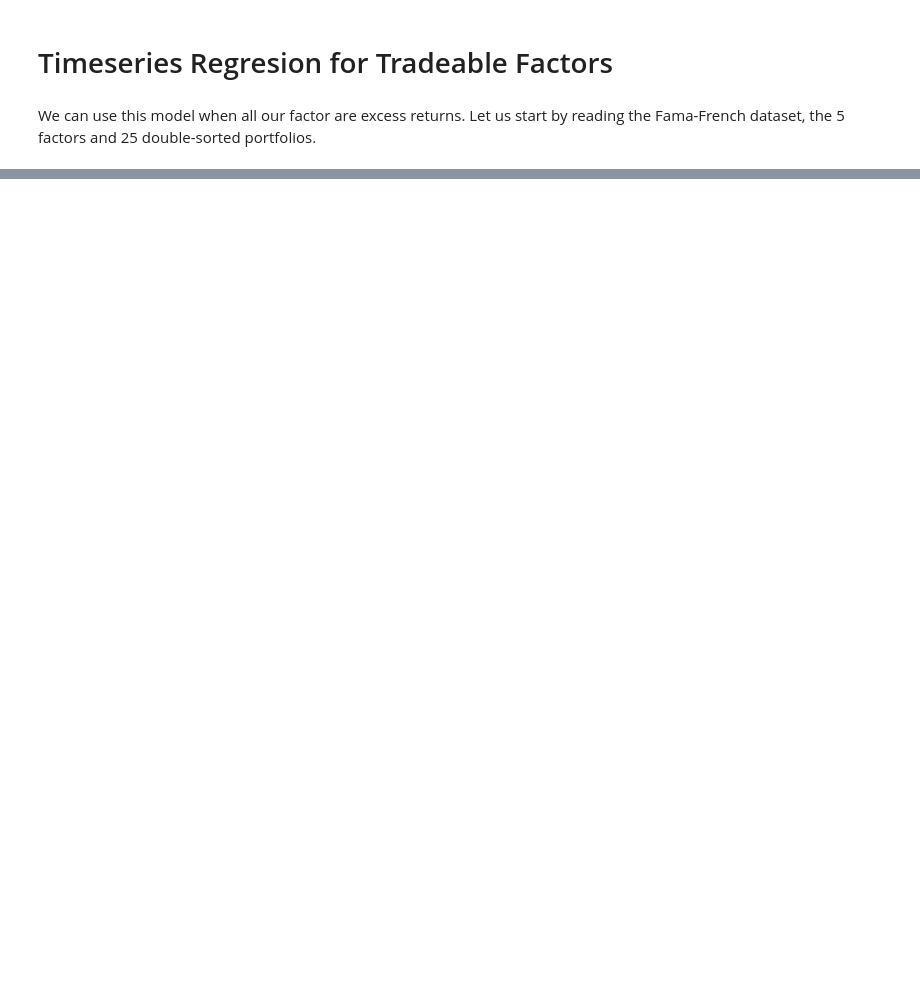
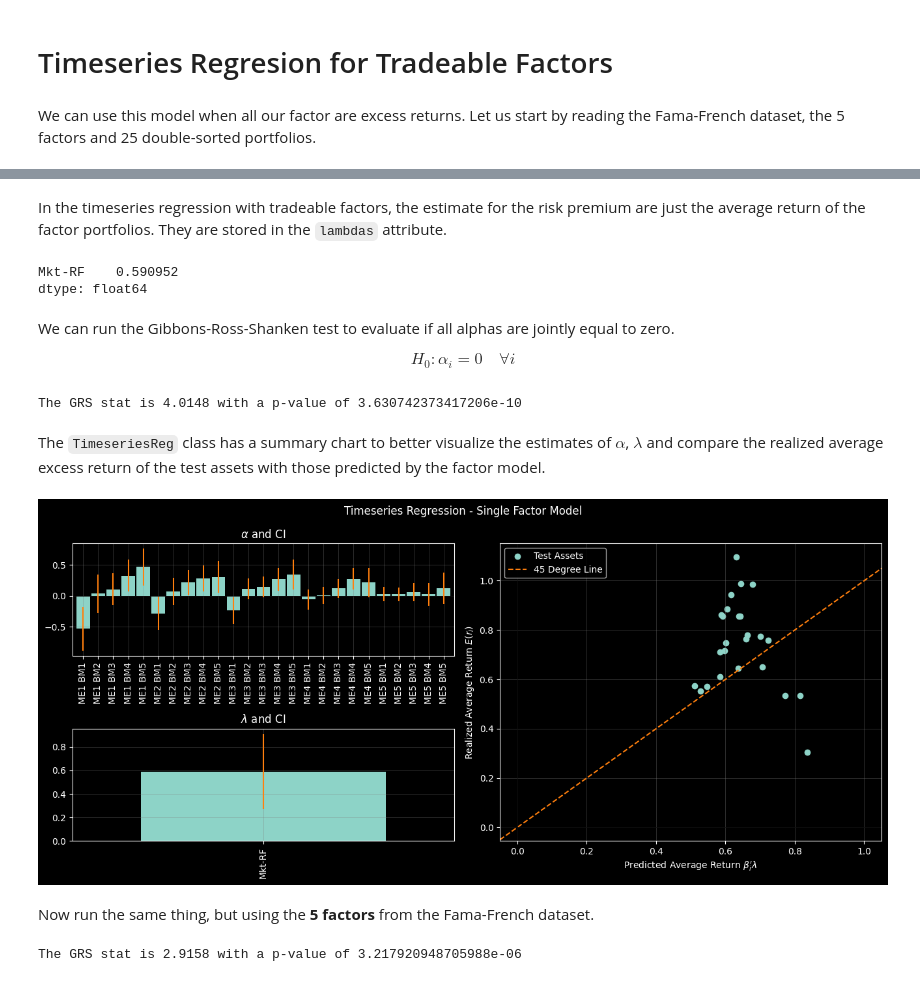
Before and after one commit to gusamarante/empfin, a Jupyter notebook: examples/timeseries_reg.ipynb, the cells around one changed output, grey strips where cells are left out. Cells and saved outputs as stored; diff of their text form; code cells hidden in the pictures; blank space fills up the shorter version.

```diff
--- a/examples/timeseries_reg.ipynb
+++ b/examples/timeseries_reg.ipynb
@@ -22,0 +44,35 @@ dtype: float64
+# %% [markdown]
+In the timeseries regression with tradeable factors, the estimate for the risk premium are just the average return of the factor portfolios. They are stored in the `lambdas` attribute.
+# %%
+ts_reg_mkt.lambdas
+# %% [output]
+Mkt-RF    0.590952
+dtype: float64
+# %% [markdown]
+We can run the Gibbons-Ross-Shanken test to evaluate if all alphas are jointly equal to zero.
+
+$$
+H_0: \alpha_i = 0 \quad \forall i
+$$
+# %%
+grs, pval = ts_reg_mkt.grs_test()
+print(f"The GRS stat is {round(grs,4)} with a p-value of {pval}")
+# %% [output]
+The GRS stat is 4.0148 with a p-value of 3.630742373417206e-10
+# %% [markdown]
+The `TimeseriesReg` class has a summary chart to better visualize the estimates of $\alpha$, $\lambda$ and compare the realized average excess return of the test assets with those predicted by the factor model.
+# %%
+ts_reg_mkt.plot_alpha_pred(title="Timeseries Regression - Single Factor Model")
+# %% [output]
+[figure, added]
+# %% [markdown]
+Now run the same thing, but using the **5 factors** from the Fama-French dataset.
+# %%
+ts_reg_5f = TimeseriesReg(
+    assets=ports,
+    factors=facts,
+)
+grs, pval = ts_reg_5f.grs_test()
+print(f"The GRS stat is {round(grs,4)} with a p-value of {pval}")
+# %% [output]
+The GRS stat is 2.9158 with a p-value of 3.217920948705988e-06
```
Also changed, not shown: parts of 5 cells of this notebook.
